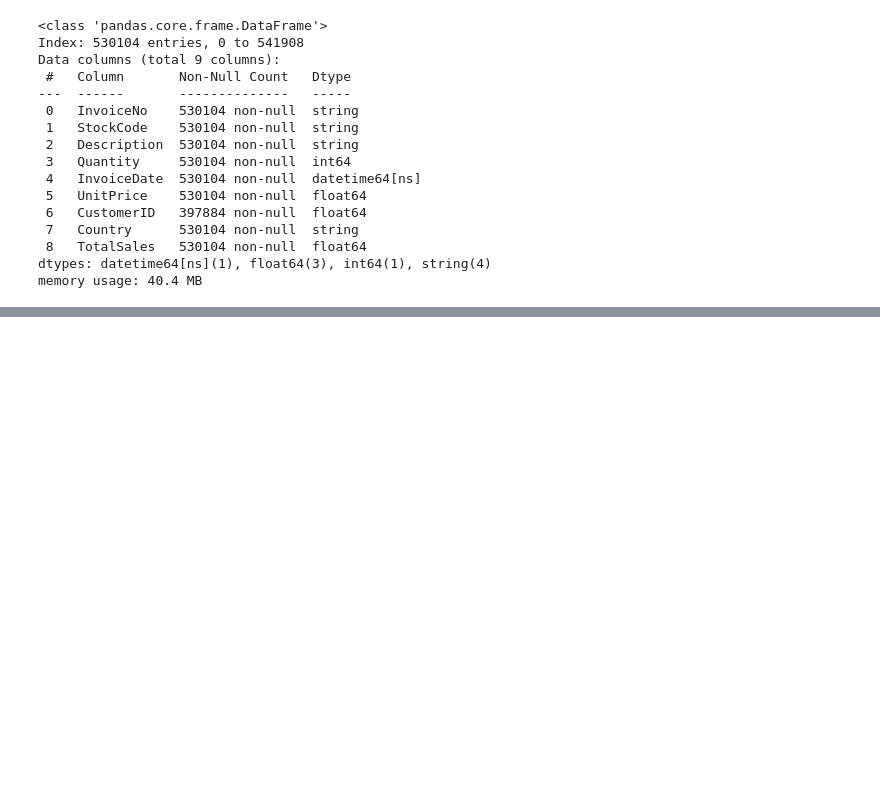
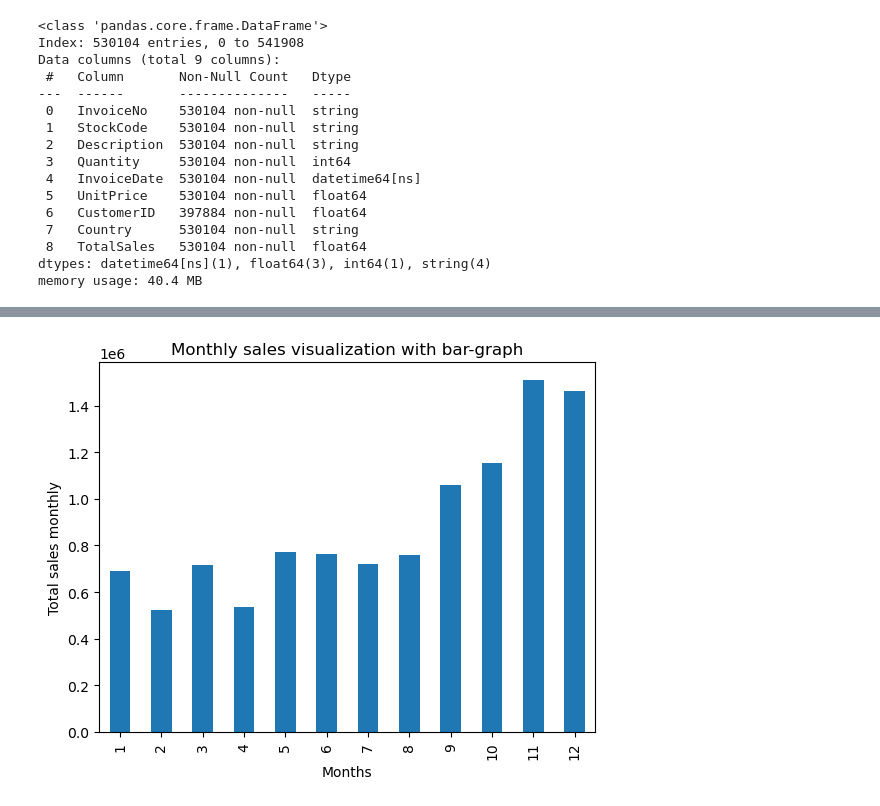
Before and after one commit to kinjal12365/Large_scale_data_analysis, a Jupyter notebook: experimentation/data_analytics_exp.ipynb, the cells around one changed output, grey strips where cells are left out. Drawn from its saved outputs; the diff is of its cells as text; code cells hidden in the pictures; blank space fills up the shorter version.

```diff
--- a/experimentation/data_analytics_exp.ipynb
+++ b/experimentation/data_analytics_exp.ipynb
@@ -325,0 +326,3 @@ df4.head()
+# %%
+monthwise_sales=df4.groupby("Month")["TotalSales"].sum()
+monthwise_sales
@@ -325,0 +346,7 @@ df4.head()
+# %%
+monthwise_sales.plot(kind='bar',title='Monthly sales visualization with bar-graph')
+plt.xlabel('Months')
+plt.ylabel('Total sales monthly')
+plt.show()
+# %% [output]
+[figure, added]
```
Also changed, not shown: parts of 59 cells of this notebook, 3 other files.
